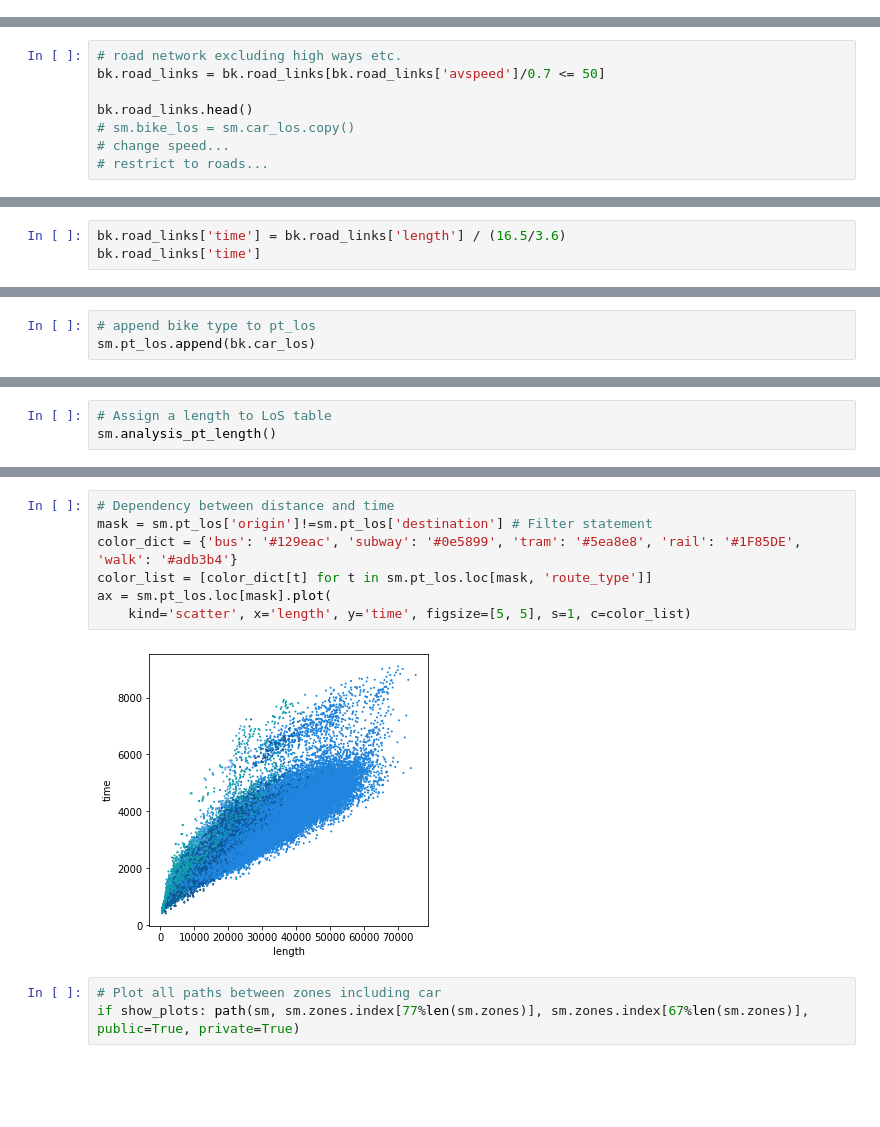
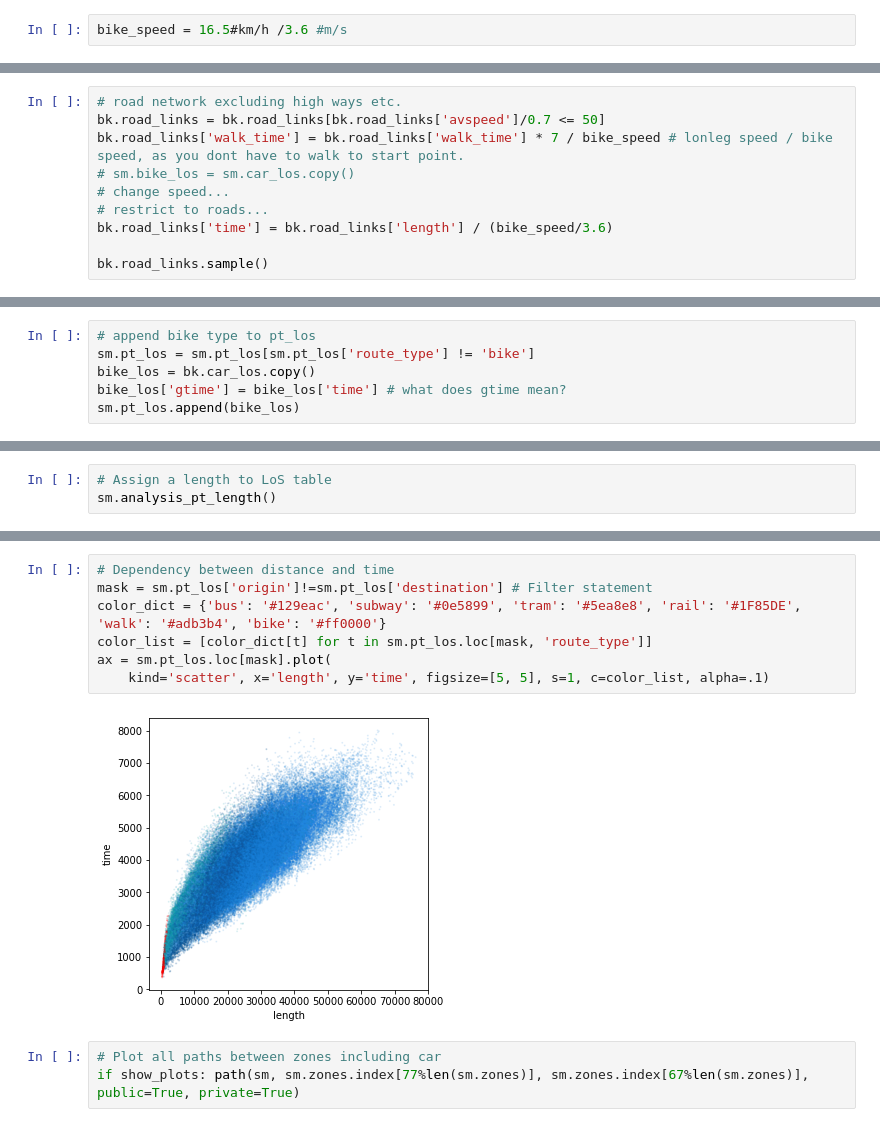
Before and after one commit to maximylius/quetzal_berlin, a Jupyter notebook: notebooks/best_version/Exercise2_OD-LoS-stack.ipynb, the cells around one changed output, grey strips where cells are left out. Drawn from its saved outputs; the diff is of its cells as text; blank space fills up the shorter version.

```diff
--- a/notebooks/best_version/Exercise2_OD-LoS-stack.ipynb
+++ b/notebooks/best_version/Exercise2_OD-LoS-stack.ipynb
@@ -251,16 +313,20 @@ sm.car_los.sample()
 # %% [markdown]
 ### Bike
+# %%
+bike_speed = 16.5#km/h /3.6 #m/s
 # %%
 bk = sm.copy()
 # change time variable to-do, eggress
 # %%
 # road network excluding high ways etc.
 bk.road_links = bk.road_links[bk.road_links['avspeed']/0.7 <= 50]
-
-bk.road_links.head()
+bk.road_links['walk_time'] = bk.road_links['walk_time'] * 7 / bike_speed # lonleg speed / bike speed, as you dont have to walk to start point.
 # sm.bike_los = sm.car_los.copy()
 # change speed...
 # restrict to roads...
+bk.road_links['time'] = bk.road_links['length'] / (bike_speed/3.6)
+
+bk.road_links.sample()
 # %% [output]
 |  | a | b | length | validation_load | validation_share | geometry | highway | maxspeed | ... |
 | index |  |  |  |  |  |  |  |  | ... |
@@ -269,6 +335,3 @@ bk.road_links.head()
 | 3 | 172539 | 3977742457 | 391.153 | 19240.567732 | 1.000000 | LINESTRING (13.33550 52.56521, 13... | secondary | 50 | ... |
 | 4 | 172545 | 271370539 | 17.179 | 12033.495869 | 0.881115 | LINESTRING (13.34661 52.56703, 13... | tertiary | 50 | ... |
 | 5 | 172545 | 28345515 | 171.849 | 9612.436767 | 1.000000 | LINESTRING (13.34661 52.56703, 13... | tertiary | 50 | ... |
-# %%
-bk.road_links['time'] = bk.road_links['length'] / (16.5/3.6)
-bk.road_links['time']
@@ -368,5 +423,8 @@ sm.step_pt_pathfinder(broken_modes=True, broken_routes=False, walk_on_road=False
  20)
 # %%
 # append bike type to pt_los
-sm.pt_los.append(bk.car_los)
+sm.pt_los = sm.pt_los[sm.pt_los['route_type'] != 'bike']
+bike_los = bk.car_los.copy()
+bike_los['gtime'] = bike_los['time'] # what does gtime mean?
+sm.pt_los.append(bike_los)
 # %% [output]
@@ -513,12 +584,12 @@ sm.pt_los['length'].hist(bins=20, figsize=(3,3))
 # %%
 # Dependency between distance and time
 mask = sm.pt_los['origin']!=sm.pt_los['destination'] # Filter statement
-color_dict = {'bus': '#129eac', 'subway': '#0e5899', 'tram': '#5ea8e8', 'rail': '#1F85DE', 'walk': '#adb3b4'}
+color_dict = {'bus': '#129eac', 'subway': '#0e5899', 'tram': '#5ea8e8', 'rail': '#1F85DE', 'walk': '#adb3b4', 'bike': '#ff0000'}
 color_list = [color_dict[t] for t in sm.pt_los.loc[mask, 'route_type']]
 ax = sm.pt_los.loc[mask].plot(
-    kind='scatter', x='length', y='time', figsize=[5, 5], s=1, c=color_list)
+    kind='scatter', x='length', y='time', figsize=[5, 5], s=1, c=color_list, alpha=.1)
 # %% [output]
-[figure, old version]
+[figure, new version]
 # %%
 # Plot all paths between zones including car
 if show_plots: path(sm, sm.zones.index[77%len(sm.zones)], sm.zones.index[67%len(sm.zones)], public=True, private=True)
```
Also changed, not shown: parts of 39 cells of this notebook.
